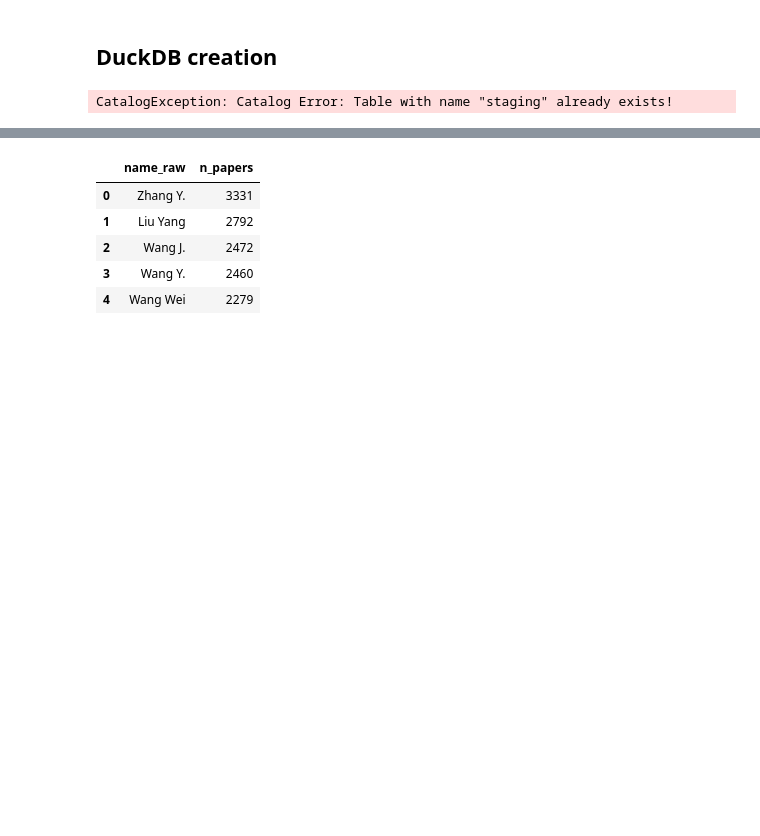
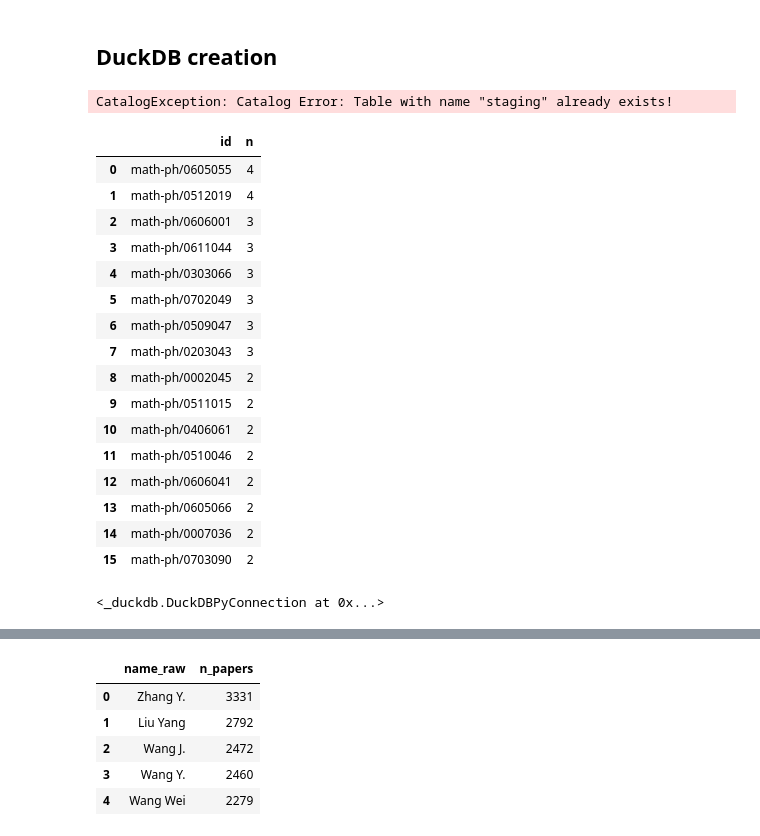
Before and after one commit to Julien-Pgn/SciRex, a Jupyter notebook: notebooks/db_build.ipynb, the cells around one changed output, grey strips where cells are left out. Saved outputs shown, nothing was run; the diff lists cells and outputs as text; code cells hidden in the pictures; blank space fills up the shorter version.

```diff
--- a/notebooks/db_build.ipynb
+++ b/notebooks/db_build.ipynb
@@ -50,6 +63,43 @@ print(conn.execute("DESCRIBE staging").fetchdf())
 print(conn.execute("SELECT * FROM staging LIMIT 1").fetchdf())
 # %% [output]
 CatalogException: Catalog Error: Table with name "staging" already exists!
+# %%
+# Check if there are duplicate arxiv_ids in the staging table
+conn.execute("""
+             SELECT id, COUNT(*) AS n
+                FROM staging
+                GROUP BY id
+                HAVING COUNT(*) > 1
+                ORDER BY n DESC;
+             """).fetchdf()
+# %% [output]
+|  | id | n |
+| 0 | math-ph/0605055 | 4 |
+| 1 | math-ph/0512019 | 4 |
+| 2 | math-ph/0606001 | 3 |
+| 3 | math-ph/0611044 | 3 |
+| 4 | math-ph/0303066 | 3 |
+| 5 | math-ph/0702049 | 3 |
+| 6 | math-ph/0509047 | 3 |
+| 7 | math-ph/0203043 | 3 |
+| 8 | math-ph/0002045 | 2 |
+| 9 | math-ph/0511015 | 2 |
+| 10 | math-ph/0406061 | 2 |
+| 11 | math-ph/0510046 | 2 |
+| 12 | math-ph/0606041 | 2 |
+| 13 | math-ph/0605066 | 2 |
+| 14 | math-ph/0007036 | 2 |
+| 15 | math-ph/0703090 | 2 |
+# %%
+# If there are duplicates, select the most recent one for each arxiv_id with QUALIFY
+conn.execute("""
+    CREATE OR REPLACE TABLE staging_clean AS
+    SELECT *
+    FROM staging
+    QUALIFY ROW_NUMBER() OVER (PARTITION BY id ORDER BY update_date DESC) = 1;
+""")
+# %% [output]
+<_duckdb.DuckDBPyConnection at 0x...>
 # %% [markdown]
 ## TABLES
 
```
Also changed, not shown: parts of 15 cells of this notebook, 3 other files.
